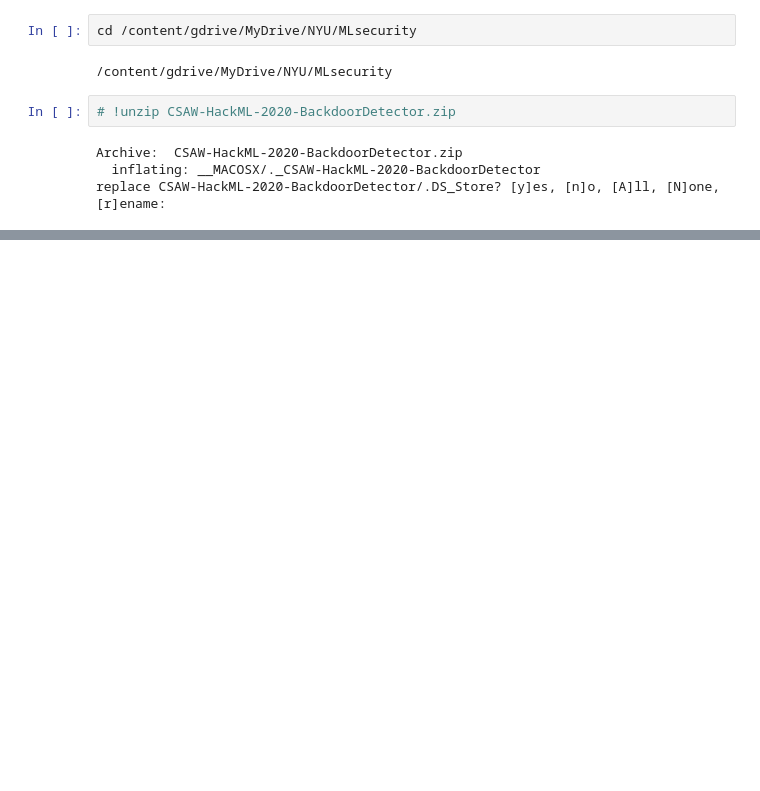
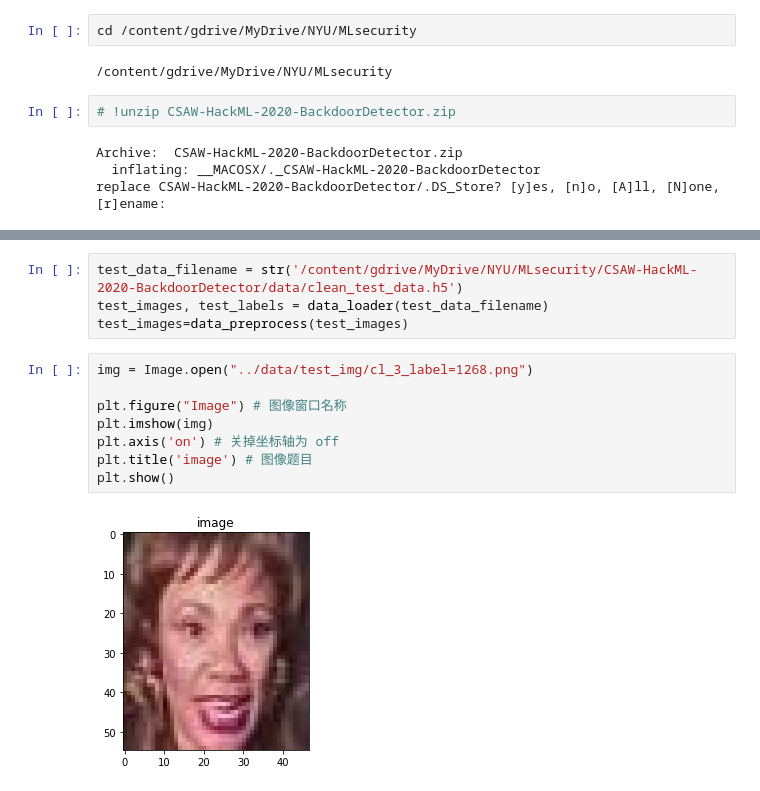
Before and after one commit to jianqiaomo/CSAW-HackML-2020-BackdoorDetector, a Jupyter notebook: eval_fine_prune/evaluate_example.ipynb, the cells around one changed output, grey strips where cells are left out. Saved outputs shown, nothing was run; the diff lists cells and outputs as text; blank space fills up the shorter version.

```diff
--- a/eval_fine_prune/evaluate_example.ipynb
+++ b/eval_fine_prune/evaluate_example.ipynb
@@ -45,0 +73,14 @@ cd eval_fine_prune
+# %%
+test_data_filename = str('/content/gdrive/MyDrive/NYU/MLsecurity/CSAW-HackML-2020-BackdoorDetector/data/clean_test_data.h5')
+test_images, test_labels = data_loader(test_data_filename)
+test_images=data_preprocess(test_images)
+# %%
+img = Image.open("../data/test_img/cl_3_label=1268.png")
+
+plt.figure("Image") # 图像窗口名称
+plt.imshow(img)
+plt.axis('on') # 关掉坐标轴为 off
+plt.title('image') # 图像题目
+plt.show()
+# %% [output]
+[figure, added]
```
Also changed, not shown: parts of 14 cells of this notebook, 18 other files.
